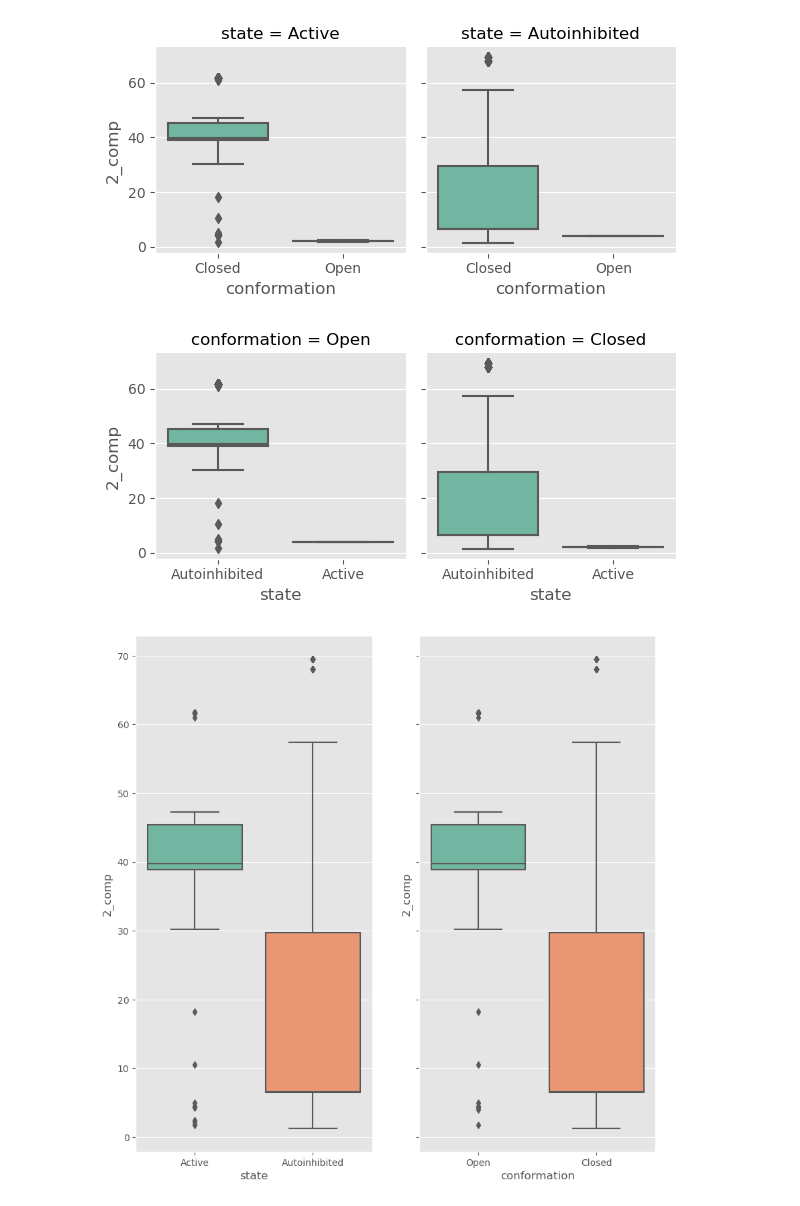
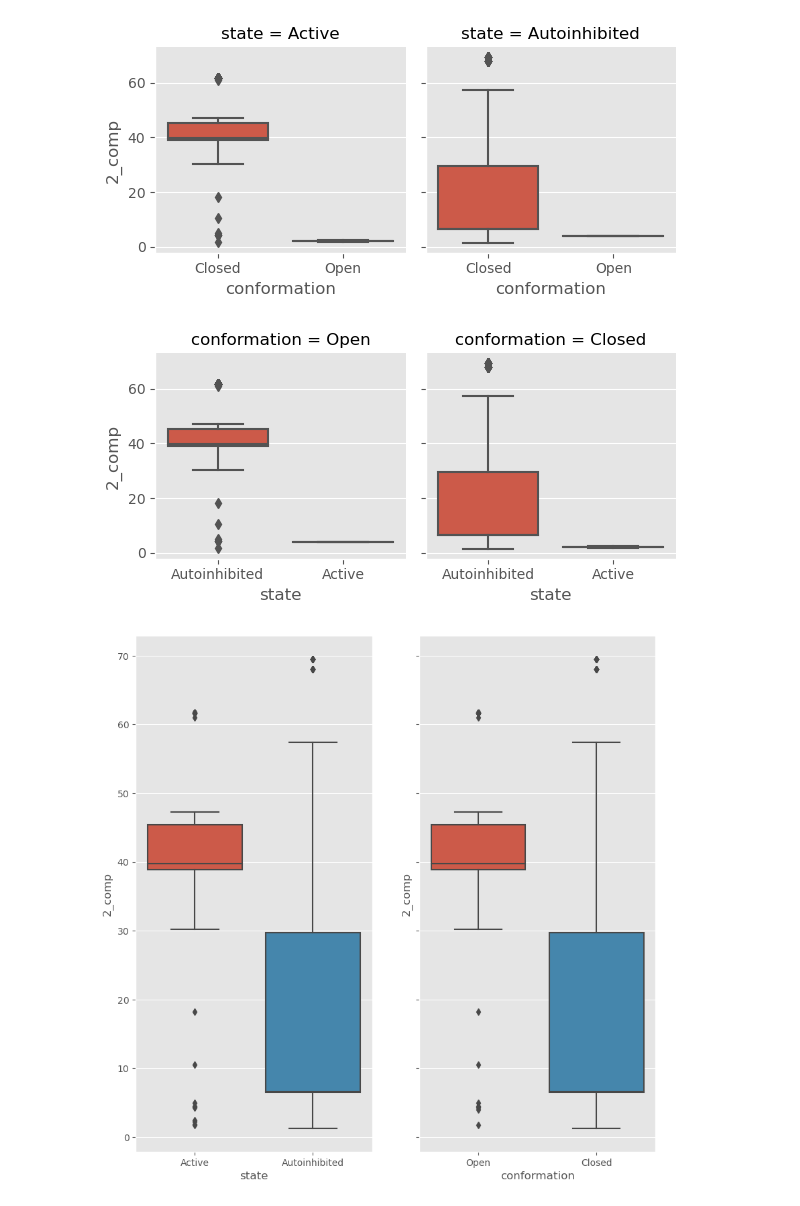
Before and after one commit to jpigles/alphafold-rmsd, a Jupyter notebook: practice_matplotlib.ipynb, the cells around one changed output. Cells and saved outputs as stored; diff of their text form; code cells hidden in the pictures.

```diff
--- a/practice_matplotlib.ipynb
+++ b/practice_matplotlib.ipynb
@@ -154,35 +155,0 @@ The palette list has fewer values (9) than needed (11) and will cycle, which may
-# %%
-df_1_aligned = df[['1_aligned']]
-df_2_aligned = df[['2_aligned']]
-df_aligned = df[['1_aligned', '2_aligned']]
-df_no_null = df[df['conformation'].isnull() == False].drop_duplicates()
-df_no_outlier = df_no_null[df.complex_rmsd != 113.774]
-df_all_aligned = df_no_outlier[['complex_rmsd']]
-df_comp = df_no_outlier[['1_comp', '2_comp']]
-# plt.savefig('group3.png')
-sns.set_palette('Set2')
-
-f1, ax = plt.subplots()
-sns.histplot(data=df_all_aligned, bins=40, ax=ax, alpha=None, legend=None)
-ax.set_xlabel('RMSD')
-ax.set_title('Distribution of Complex RMSDs')
-plt.show()
-
-f1.savefig('complex_rmsds.png')
-
-f2, ax = plt.subplots()
-sns.histplot(data=df_aligned, ax=ax)
-plt.legend(['Aligned IM', 'Aligned FD'])
-ax.set_title('ALigned Regions RMSDs')
-ax.set_xlabel('RMSD')
-plt.show()
-
-f2.savefig('aligned_rmsds.png')
-
-f3, ax = plt.subplots()
-sns.histplot(data=df_comp, bins=40, ax=ax)
-ax.set_xlabel('RMSD')
-ax.set_title('Non-aligned Regions RMSDs')
-ax.legend(['Non-aligned FD', 'Non-aligned IM'])
-
-f3.savefig('non-aligned_rmsds.png')
@@ -290,6 +253,6 @@ g2.savefig('joint_plot_with_means.png')
 # %%
 # This is for calculating percent that are within 2.5A of closed position.
-df_disorder = pd.read_csv('./autoinhibition_protein_data/project_pipeline/data/disorder.tsv', sep='\t').astype('object')
+df_disorder = pd.read_csv('./project_pipeline/data/disorder.tsv', sep='\t').astype('object')
 df_pae = df_disorder[['uniprot', 'mean_pae_1_1', 'mean_pae_1_2', 'mean_pae_2_2']]
 df_pae = df_pae.drop_duplicates()
 df_melt = df_pae.melt(id_vars=['uniprot'], var_name='region', value_name='mean_pae')
@@ -363,3 +326,3 @@ The fraction of closed structures within 2.5 A is 0.03389830508474576, The fract
-[figure, old version]
+[figure, new version]
-[figure, old version]
+[figure, new version]
-[figure, old version]
+[figure, new version]
```
Also changed, not shown: parts of 15 cells of this notebook, 5 other files.
